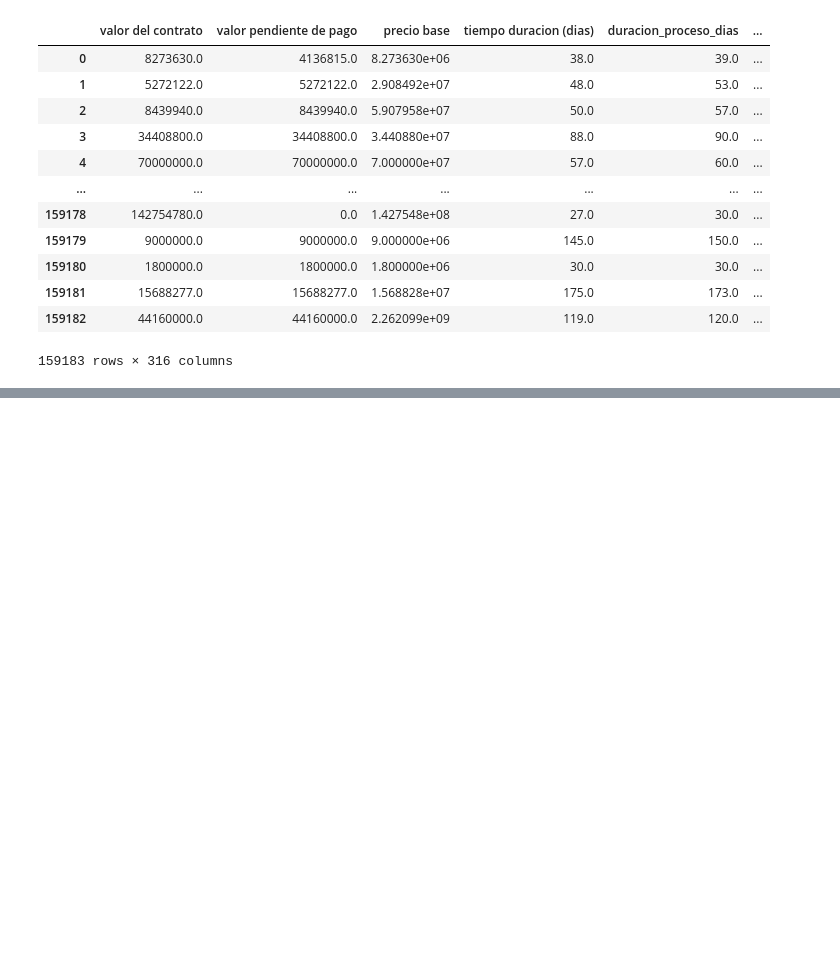
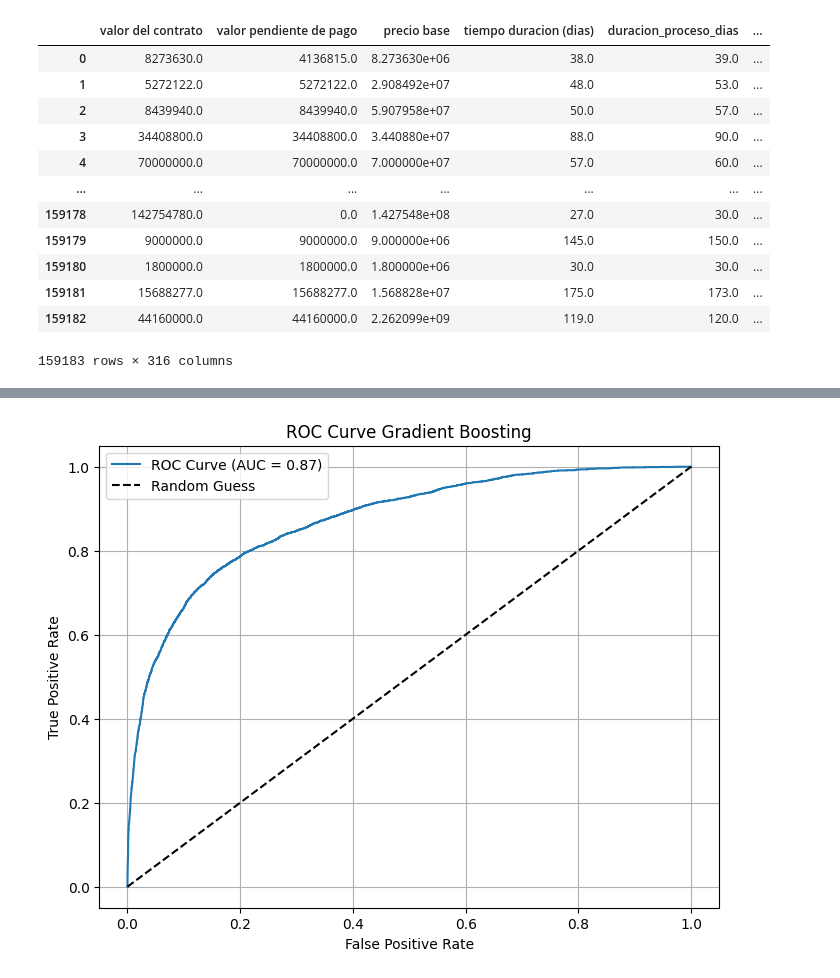
Before and after one commit to Marcocruz88/Repositoriotesis, a Jupyter notebook: Modelo.ipynb, the cells around one changed output, grey strips where cells are left out. Saved outputs shown, nothing was run; the diff lists cells and outputs as text; code cells hidden in the pictures; blank space fills up the shorter version.

```diff
--- a/Modelo.ipynb
+++ b/Modelo.ipynb
@@ -168,14 +169,14 @@ Objective candidate: rank:map
 
 # Crear y entrenar el modelo XGBoost con hiperparámetros ajustables
 model_XG = XGBClassifier(
-    n_estimators=1          # Número de árboles (default: 100)
+    n_estimators=100,          # Número de árboles (default: 100)
     max_depth=8,               # Profundidad máxima de los árboles
     learning_rate=0.05,        # Tasa de aprendizaje
     subsample=0.8,             # Proporción de datos para cada árbol
     colsample_bytree=0.8,      # Proporción de características para cada árbol
-    scale_pos_weight=7.81,        # Ajusta si las clases están desbalanceadas
+    scale_pos_weight=7.81,     # Ajusta si las clases están desbalanceadas
     use_label_encoder=False,   # Evita warning
-    eval_metric='logloss'      # Métrica de pérdida para clasificación binaria,
+    eval_metric='logloss',     # Métrica de pérdida para clasificación binaria
     verbosity=1
 )
 
@@ -225,0 +380,18 @@ plt.show()
+# %%
+# Crear y entrenar el modelo Gradient Boosting
+model_GB = GradientBoostingClassifier(
+    n_estimators=100,      # Número de árboles
+    max_depth=8,           # Profundidad máxima de los árboles
+    learning_rate=0.05,    # Tasa de aprendizaje
+    subsample=0.8,         # Proporción de datos para cada árbol
+    random_state=42        # Para reproducibilidad
+)
+# Calcular pesos de cada muestra con base en el desbalance
+sample_weights = compute_sample_weight(class_weight='balanced', y=y_train)
+
+# Entrenar con pesos
+model_GB.fit(X_train, y_train, sample_weight=sample_weights)
+
+
+# Hacer predicciones
+y_pred_GB = model_GB.predict(X_test)
@@ -225,0 +425,22 @@ plt.show()
+# %%
+# Calcular las probabilidades predichas
+y_pred_proba_GB = model_GB.predict_proba(X_test)[:, 1]
+
+# Calcular la curva ROC
+fpr, tpr, thresholds = roc_curve(y_test, y_pred_proba_GB)
+
+# Calcular el AUC
+auc_GB = roc_auc_score(y_test, y_pred_proba_GB)
+
+# Graficar la curva ROC
+plt.figure(figsize=(8, 6))
+plt.plot(fpr, tpr, label=f'ROC Curve (AUC = {auc_GB:.2f})')
+plt.plot([0, 1], [0, 1], 'k--', label='Random Guess')
+plt.xlabel('False Positive Rate')
+plt.ylabel('True Positive Rate')
+plt.title('ROC Curve Gradient Boosting')
+plt.legend()
+plt.grid()
+plt.show()
+# %% [output]
+[figure, added]
```
Also changed, not shown: parts of 18 cells of this notebook.
